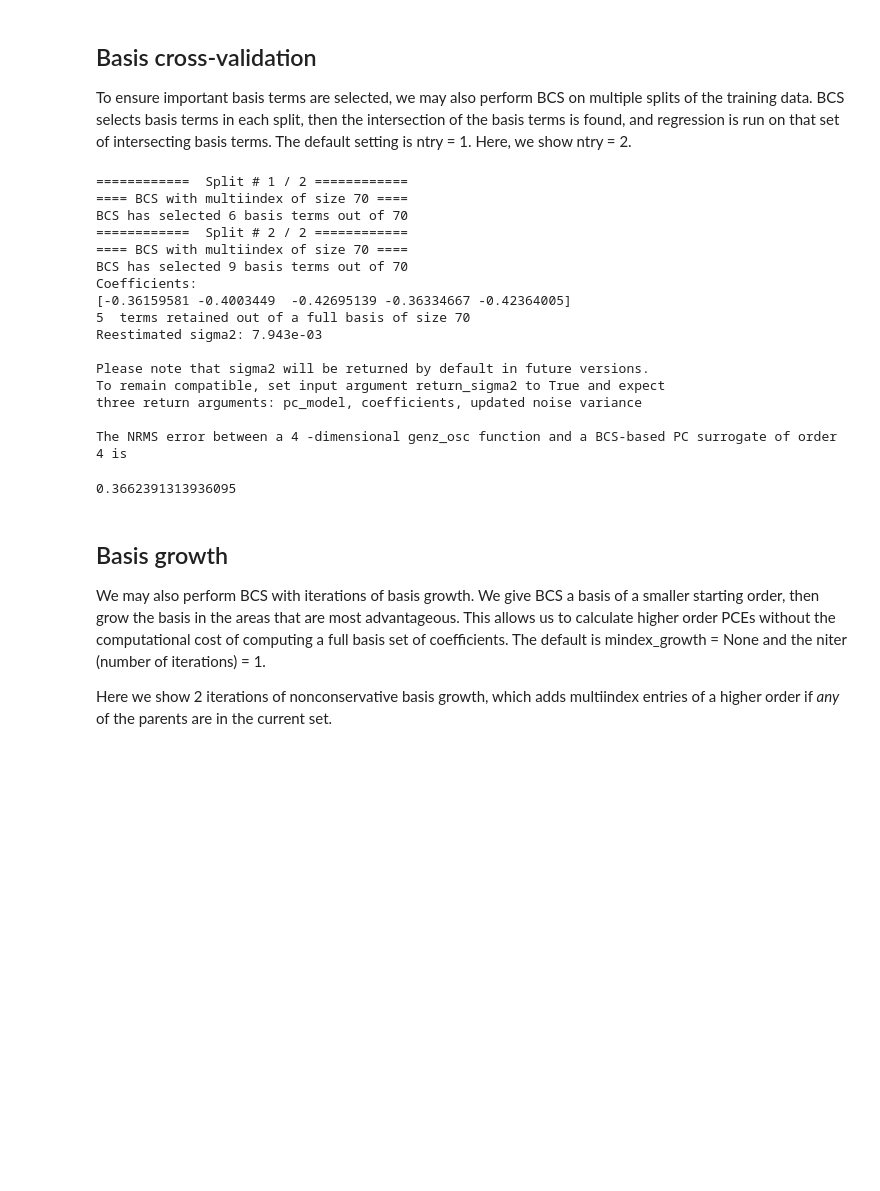
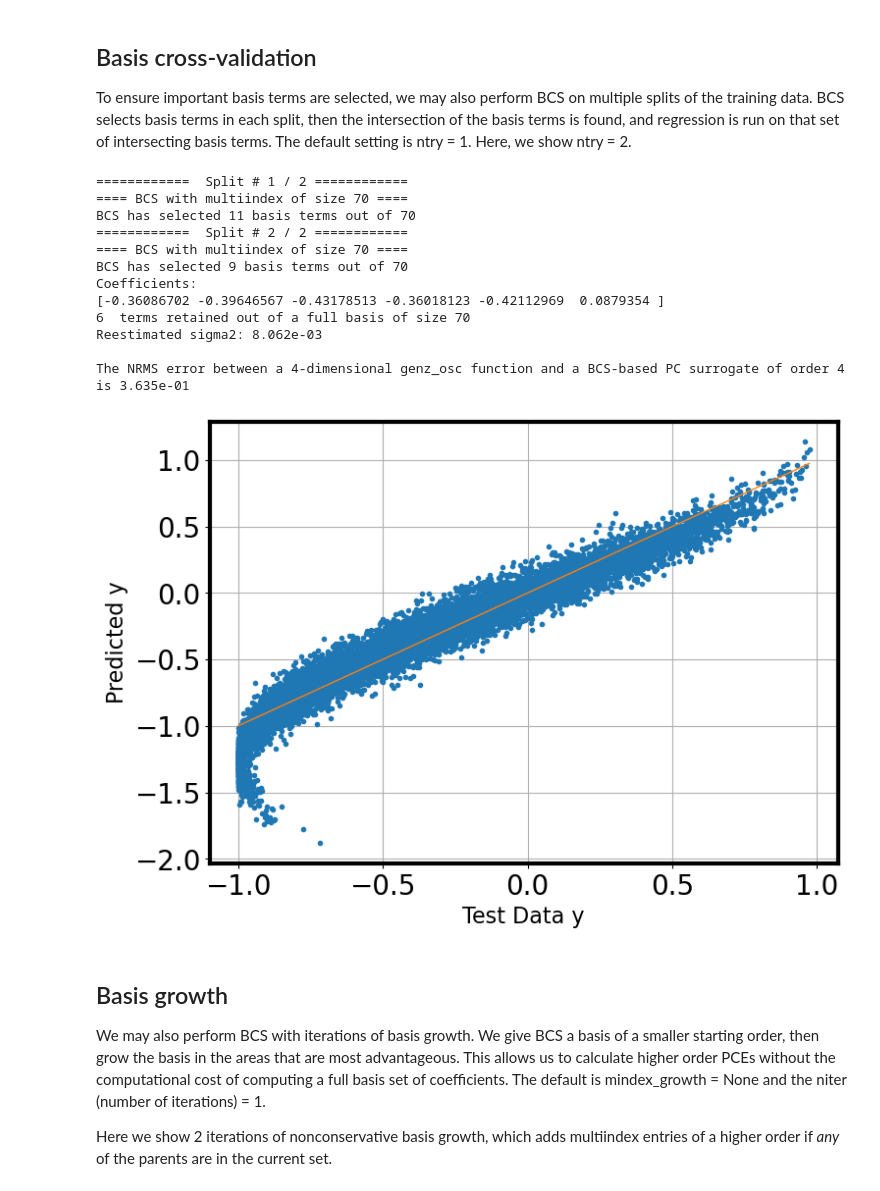
Before and after one commit to sandialabs/UQTk, a Jupyter notebook: examples/surrogate_genz/surrogate_genz-BCS_detailed.ipynb, the cells around one changed output. Drawn from its saved outputs; the diff is of its cells as text; code cells hidden in the pictures; blank space fills up the shorter version.

Commit message:
working to return reestimated sigma2 everywhere

```diff
--- a/examples/surrogate_genz/surrogate_genz-BCS_detailed.ipynb
+++ b/examples/surrogate_genz/surrogate_genz-BCS_detailed.ipynb
@@ -153,37 +153,45 @@ The NRMS error between a 4-dimensional genz_osc function and a BCS-based PC surr
 # %%
 # Define PC object
 pc_start = uqtkpce.PCSet("NISPnoq", nord, ndim, pc_type, pc_alpha, pc_beta)
 
 # Perform BCS
-pc_final, c_k = pce_tools.UQTkBCS(pc_start, x_train, y_train, ntry=2, verbose=1)
+pc_final, c_k, _ = pce_tools.UQTkBCS(pc_start, x_train, y_train, ntry=2, verbose=1, return_sigma2=True)
 
 # Evaluate the PCE
 pce_evals = pce_tools.UQTkEvaluatePCE(pc_final, c_k, x_test)
 
 # Calculate error metric
 MSE = np.square(np.subtract(y_test, pce_evals)).mean()
 NRMSE=math.sqrt(MSE)/np.abs(y_test.mean())
-print("The NRMS error between a", ndim, "-dimensional", model, "function and a BCS-based PC surrogate of \
-order", nord, "is")
-NRMSE
+
+print("\nThe NRMS error between a %d-dimensional %s function and a BCS-based PC surrogate of \
+order %d is %.3e"%(ndim,model,nord,NRMSE))
+
+# Plot the PCE evaluation on test data vs. the actual test data using a parity plot
+fig1 = plt.figure(figsize=(8,6))
+ax1 = fig1.add_axes([0.15, 0.15, 0.80, 0.75])
+
+y_test_mM = [y_test.min(),y_test.max()]
+
+ax1.plot(y_test,pce_evals,".")
+ax1.plot(y_test_mM,y_test_mM) # Diagonal line
+
+ax1.set_xlabel("Test Data y", size=16)
+ax1.set_ylabel("Predicted y", size=16);
 # %% [output]
 ============  Split # 1 / 2 ============
 ==== BCS with multiindex of size 70 ====
-BCS has selected 6 basis terms out of 70
+BCS has selected 11 basis terms out of 70
 ============  Split # 2 / 2 ============
 ==== BCS with multiindex of size 70 ====
 BCS has selected 9 basis terms out of 70
 Coefficients:
-[-0.36159581 -0.4003449  -0.42695139 -0.36334667 -0.42364005]
-5  terms retained out of a full basis of size 70
-Reestimated sigma2: 7.943e-03
+[-0.36086702 -0.39646567 -0.43178513 -0.36018123 -0.42112969  0.0879354 ]
+6  terms retained out of a full basis of size 70
+Reestimated sigma2: 8.062e-03
 
-Please note that sigma2 will be returned by default in future versions.
-To remain compatible, set input argument return_sigma2 to True and expect
-three return arguments: pc_model, coefficients, updated noise variance
-
-The NRMS error between a 4 -dimensional genz_osc function and a BCS-based PC surrogate of order 4 is
+The NRMS error between a 4-dimensional genz_osc function and a BCS-based PC surrogate of order 4 is 3.635e-01
-0.3662391313936095
+[figure, added]
 # %% [markdown]
 ## Basis growth
 We may also perform BCS with iterations of basis growth. We give BCS a basis of a smaller starting order, then grow the basis in the areas that are most advantageous. This allows us to calculate higher order PCEs without the computational cost of computing a full basis set of coefficients. The default is mindex_growth = None and the niter (number of iterations) = 1.
```
Also changed, not shown: parts of 8 cells of this notebook.
